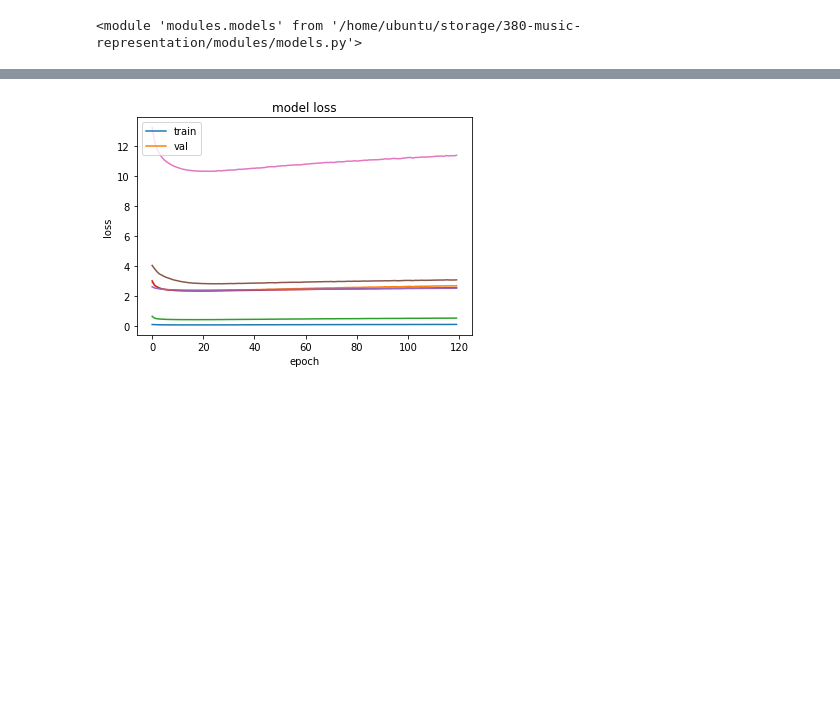
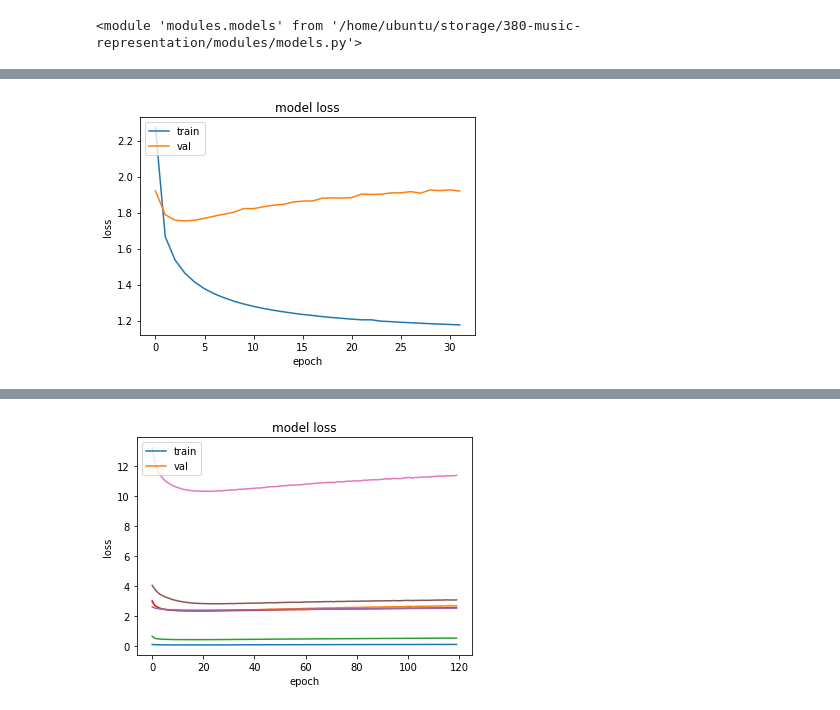
Before and after one commit to aleathwick/380-music-representation, a Jupyter notebook: data_exploration_oore.ipynb, the cells around one changed output, grey strips where cells are left out. Saved outputs shown, nothing was run; the diff lists cells and outputs as text; code cells hidden in the pictures; blank space fills up the shorter version.

```diff
--- a/data_exploration_oore.ipynb
+++ b/data_exploration_oore.ipynb
@@ -158,0 +162,7 @@ plt.show()
+# %%
+with open(f'models/oore8/history32e.json', 'r') as f:
+    hist2 = ast.literal_eval(json.load(f))
+metric = 'loss'
+models.plt_metric(hist2)
+# %% [output]
+[figure, added]
```
Also changed, not shown: parts of 5 cells of this notebook, 10 other files.
